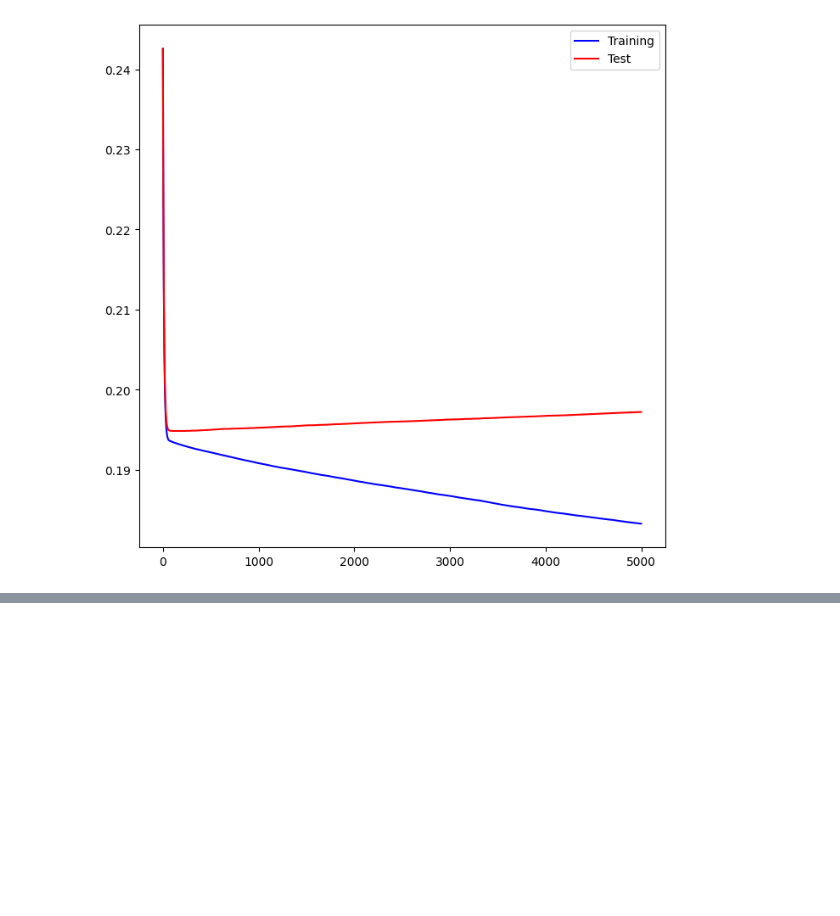
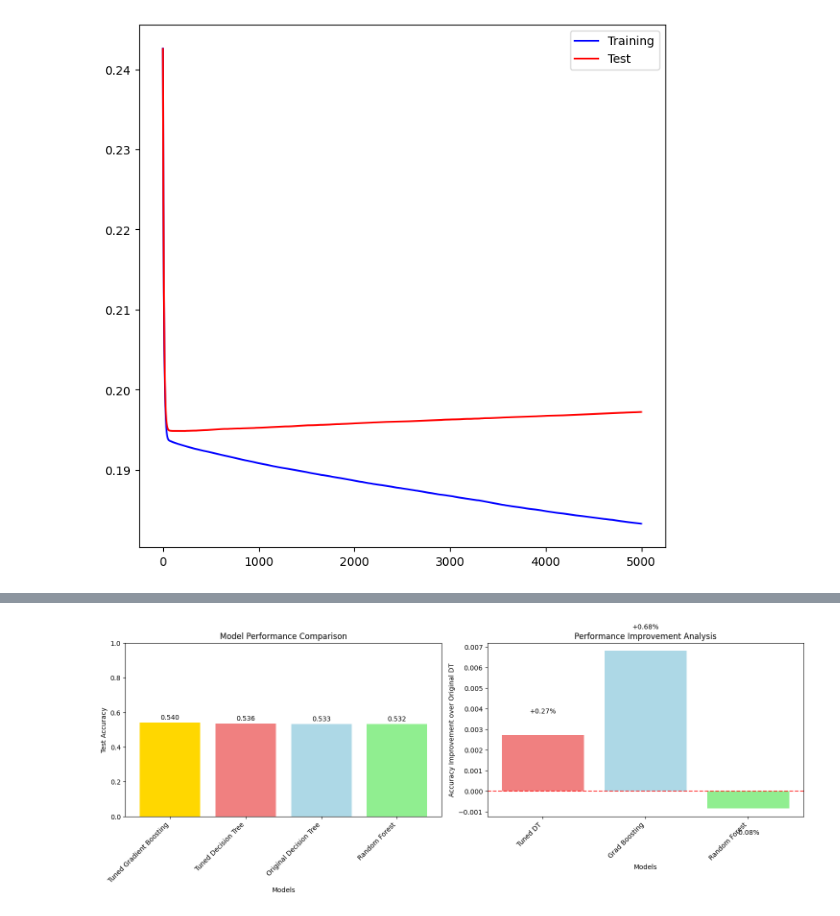
Before and after one commit to WilliamJhong/2025AAE722_William-J, a Jupyter notebook: Final Project/Final Project.ipynb, the cells around one changed output, grey strips where cells are left out. Saved outputs shown, nothing was run; the diff lists cells and outputs as text; code cells hidden in the pictures; blank space fills up the shorter version.

```diff
--- a/Final Project/Final Project.ipynb
+++ b/Final Project/Final Project.ipynb
@@ -633,0 +1265,97 @@ ax.legend(); # Plot test error
+# %%
+# Model Performance Comparison: Tuned vs Original
+print("\n" + "📊 COMPREHENSIVE MODEL COMPARISON")
+print("="*60)
+
+# Compare all models
+model_comparison = {
+    'Original Decision Tree': test_accuracy_balanced,
+    'Tuned Decision Tree': dt_tuned_accuracy,
+    'Tuned Gradient Boosting': gb_tuned_accuracy,
+    'Random Forest': rf_accuracy_balanced
+}
+
+print("Model Performance Summary:")
+print("-" * 40)
+sorted_comparison = sorted(model_comparison.items(), key=lambda x: x[1], reverse=True)
+
+for i, (model_name, accuracy) in enumerate(sorted_comparison):
+    print(f"{i+1}. {model_name:25s}: {accuracy:.4f} ({accuracy*100:.1f}%)")
+
+# Detailed analysis of best models
+print(f"\n🔍 DETAILED ANALYSIS OF TOP MODELS:")
+print("="*50)
+
+# Decision Tree comparison
+print(f"📈 Decision Tree Improvement:")
+print(f"Original parameters: max_depth=10, other defaults")
+print(f"Tuned parameters: {dt_grid_search.best_params_}")
+print(f"Accuracy improvement: +{(dt_tuned_accuracy - test_accuracy_balanced)*100:.2f}%")
+
+print(f"\n🚀 Gradient Boosting Performance:")
+print(f"Best parameters: {gb_grid_search.best_params_}")
+print(f"Accuracy: {gb_tuned_accuracy:.4f}")
+
+# Visualize model comparison
+fig, axes = plt.subplots(1, 2, figsize=(15, 6))
+
+# Model accuracy comparison
+model_names = [name for name, _ in sorted_comparison]
+accuracies = [acc for _, acc in sorted_comparison]
+colors = ['gold', 'lightcoral', 'lightblue', 'lightgreen']
+
+axes[0].bar(range(len(model_names)), accuracies, color=colors)
+axes[0].set_xlabel('Models')
+axes[0].set_ylabel('Test Accuracy')
+axes[0].set_title('Model Performance Comparison')
+axes[0].set_xticks(range(len(model_names)))
+axes[0].set_xticklabels(model_names, rotation=45, ha='right')
+axes[0].set_ylim(0, 1)
+
+# Add accuracy values on bars
+for i, acc in enumerate(accuracies):
+    axes[0].text(i, acc + 0.01, f'{acc:.3f}', ha='center', va='bottom')
+
+# Performance improvement visualization
+original_dt_acc = test_accuracy_balanced
+improvements = {
+    'Tuned DT': dt_tuned_accuracy - original_dt_acc,
+    'Grad Boosting': gb_tuned_accuracy - original_dt_acc,
+    'Random Forest': rf_accuracy_balanced - original_dt_acc
+}
+
+imp_names = list(improvements.keys())
+imp_values = list(improvements.values())
+imp_colors = ['lightcoral', 'lightblue', 'lightgreen']
+
+axes[1].bar(range(len(imp_names)), imp_values, color=imp_colors)
+axes[1].set_xlabel('Models')
+axes[1].set_ylabel('Accuracy Improvement over Original DT')
+axes[1].set_title('Performance Improvement Analysis')
+axes[1].set_xticks(range(len(imp_names)))
+axes[1].set_xticklabels(imp_names, rotation=45, ha='right')
+axes[1].axhline(y=0, color='red', linestyle='--', alpha=0.7)
+
+# Add improvement values on bars
+for i, imp in enumerate(imp_values):
+    axes[1].text(i, imp + 0.001 if imp >= 0 else imp - 0.001,
+                f'{imp*100:+.2f}%', ha='center',
+                va='bottom' if imp >= 0 else 'top')
+
+plt.tight_layout()
+plt.show()
+
+# Determine the best model
+best_model_name, best_accuracy = sorted_comparison[0]
+print(f"\n🏆 WINNER: {best_model_name}")
+print(f"Final Test Accuracy: {best_accuracy:.4f} ({best_accuracy*100:.1f}%)")
+
+if best_model_name == 'Tuned Decision Tree':
+    final_best_model = best_dt_tuned
+    print("✅ Tuned Decision Tree is the optimal model!")
+elif best_model_name == 'Tuned Gradient Boosting':
+    final_best_model = best_gb_tuned
+    print("✅ Tuned Gradient Boosting is the optimal model!")
+else:
+    print(f"✅ {best_model_name} is the optimal model!")
+# %% [output]
@@ -633,0 +1381 @@ ax.legend(); # Plot test error
+[figure, added]
```
Also changed, not shown: parts of 24 cells of this notebook.
